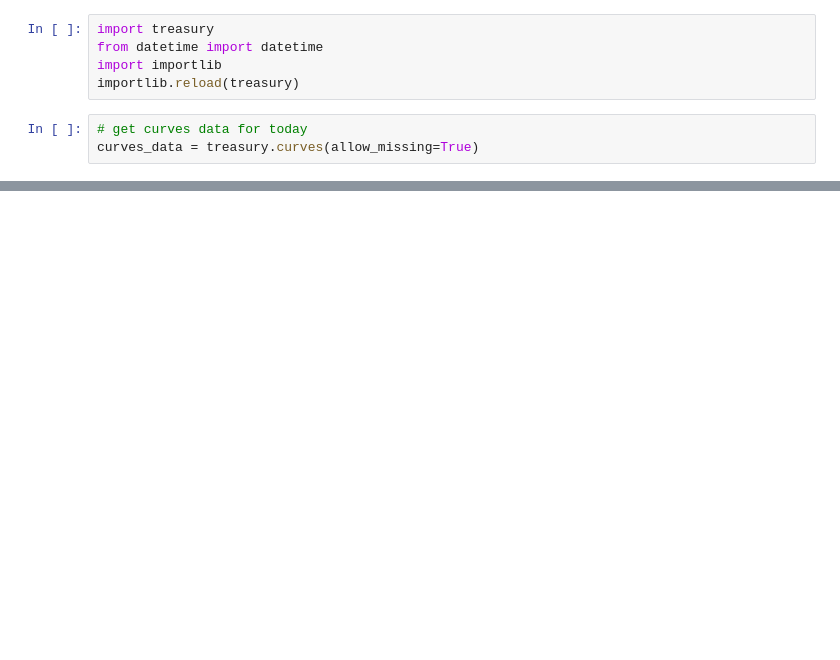
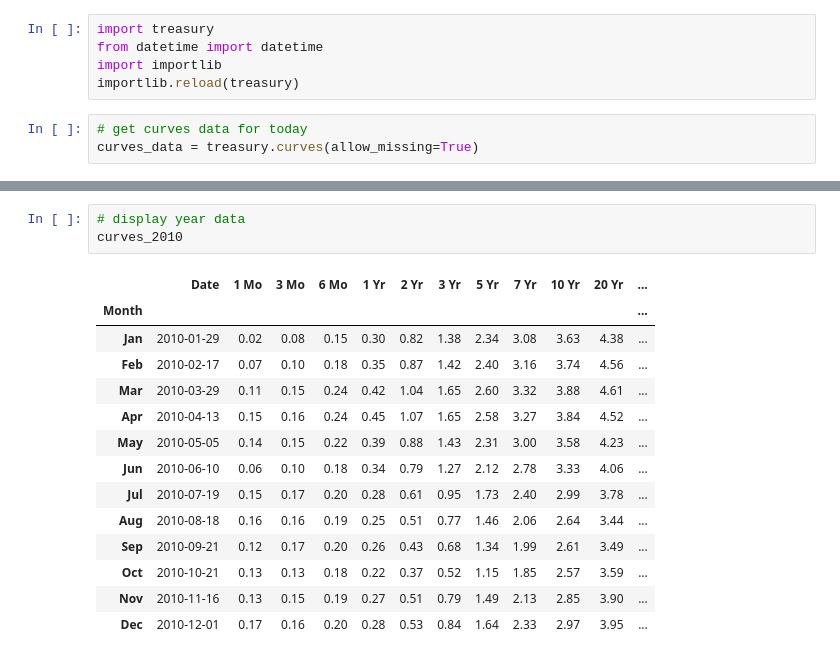
Before and after one commit to pepe454/treasury-curves, a Jupyter notebook: yield_curve.ipynb, the cells around one changed output, grey strips where cells are left out. Drawn from its saved outputs; the diff is of its cells as text; blank space fills up the shorter version.

```diff
--- a/yield_curve.ipynb
+++ b/yield_curve.ipynb
@@ -41,0 +61,18 @@ curves_data
+# %%
+# display year data
+curves_2010
+# %% [output]
+|  | Date | 1 Mo | 3 Mo | 6 Mo | 1 Yr | 2 Yr | 3 Yr | 5 Yr | 7 Yr | 10 Yr | 20 Yr | ... |
+| Month |  |  |  |  |  |  |  |  |  |  |  | ... |
+| Jan | 2010-01-29 | 0.02 | 0.08 | 0.15 | 0.30 | 0.82 | 1.38 | 2.34 | 3.08 | 3.63 | 4.38 | ... |
+| Feb | 2010-02-17 | 0.07 | 0.10 | 0.18 | 0.35 | 0.87 | 1.42 | 2.40 | 3.16 | 3.74 | 4.56 | ... |
+| Mar | 2010-03-29 | 0.11 | 0.15 | 0.24 | 0.42 | 1.04 | 1.65 | 2.60 | 3.32 | 3.88 | 4.61 | ... |
+| Apr | 2010-04-13 | 0.15 | 0.16 | 0.24 | 0.45 | 1.07 | 1.65 | 2.58 | 3.27 | 3.84 | 4.52 | ... |
+| May | 2010-05-05 | 0.14 | 0.15 | 0.22 | 0.39 | 0.88 | 1.43 | 2.31 | 3.00 | 3.58 | 4.23 | ... |
+| Jun | 2010-06-10 | 0.06 | 0.10 | 0.18 | 0.34 | 0.79 | 1.27 | 2.12 | 2.78 | 3.33 | 4.06 | ... |
+| Jul | 2010-07-19 | 0.15 | 0.17 | 0.20 | 0.28 | 0.61 | 0.95 | 1.73 | 2.40 | 2.99 | 3.78 | ... |
+| Aug | 2010-08-18 | 0.16 | 0.16 | 0.19 | 0.25 | 0.51 | 0.77 | 1.46 | 2.06 | 2.64 | 3.44 | ... |
+| Sep | 2010-09-21 | 0.12 | 0.17 | 0.20 | 0.26 | 0.43 | 0.68 | 1.34 | 1.99 | 2.61 | 3.49 | ... |
+| Oct | 2010-10-21 | 0.13 | 0.13 | 0.18 | 0.22 | 0.37 | 0.52 | 1.15 | 1.85 | 2.57 | 3.59 | ... |
+| Nov | 2010-11-16 | 0.13 | 0.15 | 0.19 | 0.27 | 0.51 | 0.79 | 1.49 | 2.13 | 2.85 | 3.90 | ... |
+| Dec | 2010-12-01 | 0.17 | 0.16 | 0.20 | 0.28 | 0.53 | 0.84 | 1.64 | 2.33 | 2.97 | 3.95 | ... |
```
Also changed, not shown: parts of 4 cells of this notebook, 1 other file.
